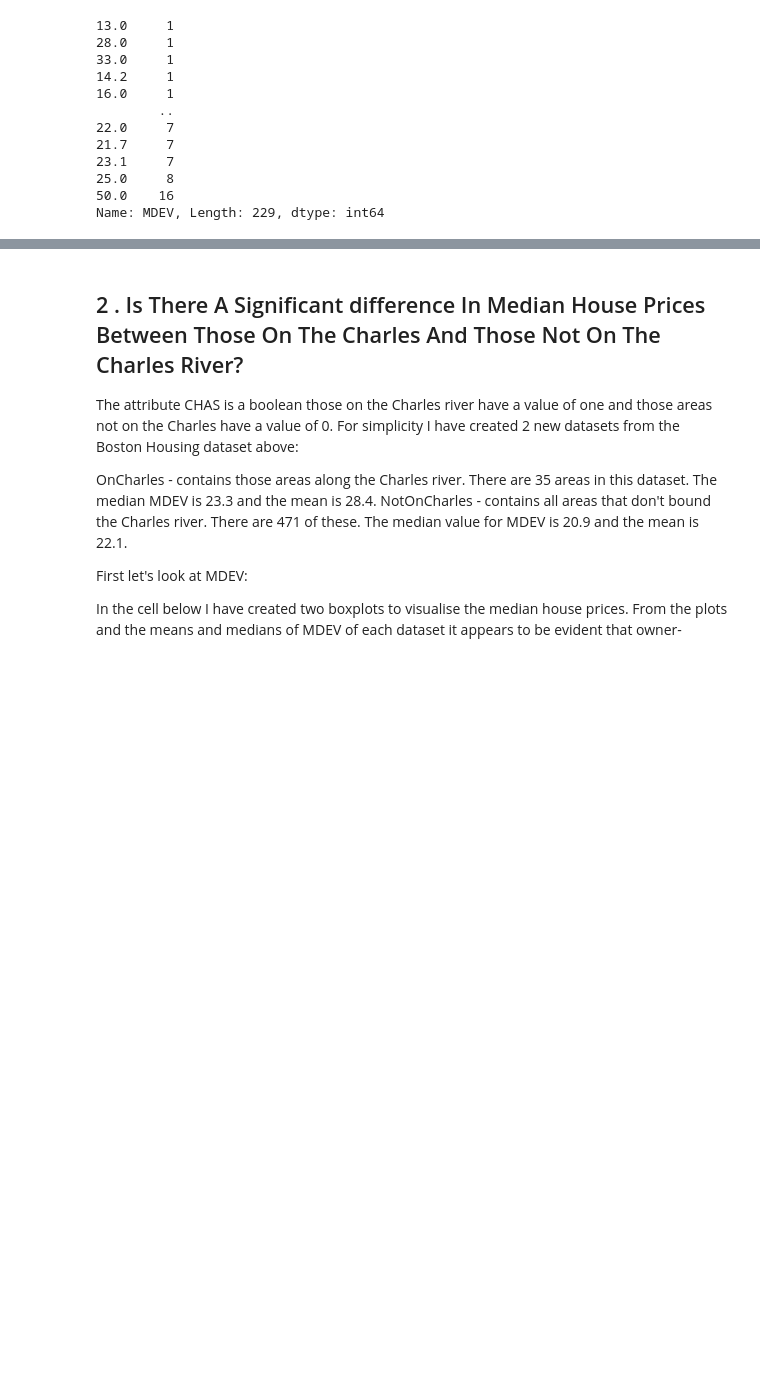
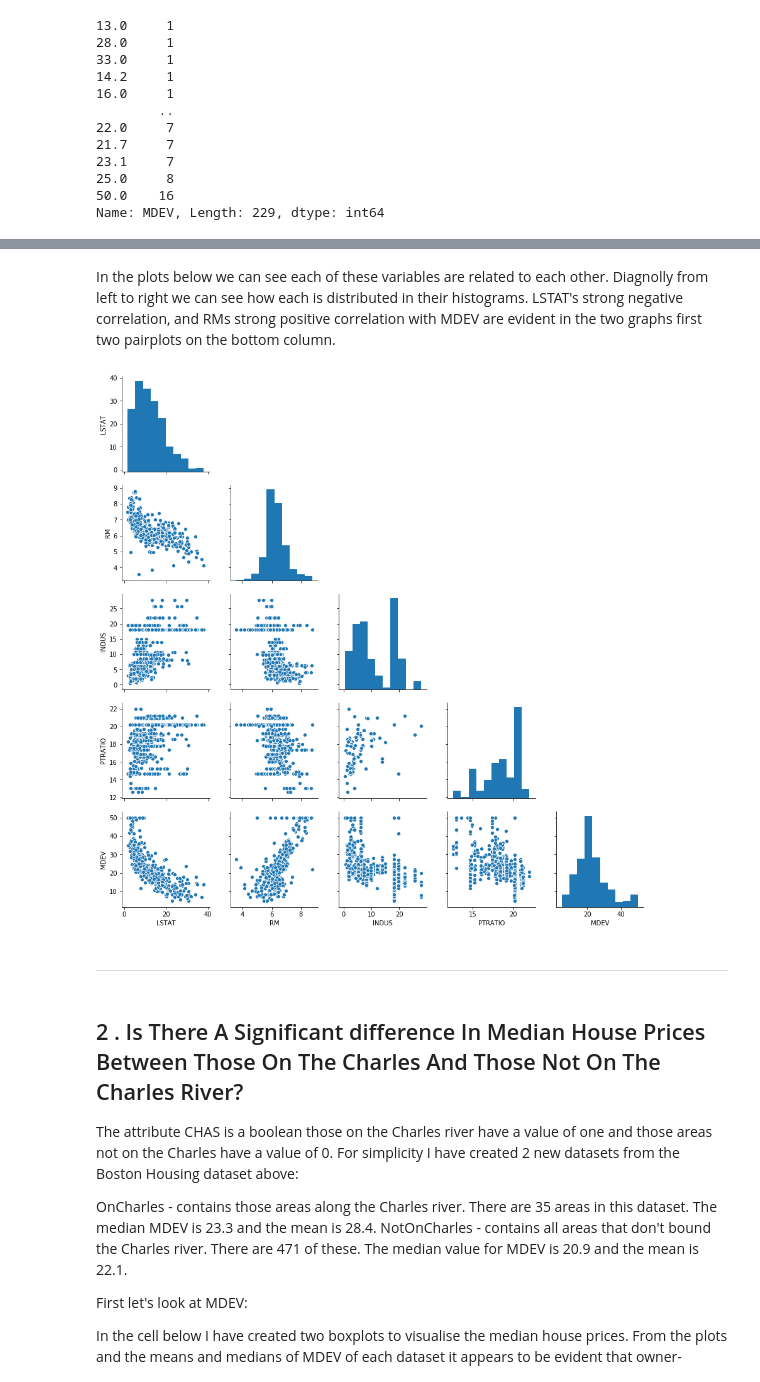
Before and after one commit to jobur123/MLProjectNov19, a Jupyter notebook: Boston House Prices.ipynb, the cells around one changed output, grey strips where cells are left out. Saved outputs shown, nothing was run; the diff lists cells and outputs as text; code cells hidden in the pictures; blank space fills up the shorter version.

```diff
--- a/Boston House Prices.ipynb
+++ b/Boston House Prices.ipynb
@@ -261,2 +249,15 @@ Check the relationship between the variables in the dataset and their impact on
+# %% [markdown]
+In the  plots below we can see each of these variables are related to each other. Diagnolly from left to right we can see how each is distributed in their histograms. LSTAT's strong negative correlation, and RMs strong positive correlation with MDEV are evident in the two graphs first two pairplots on the bottom column.
+# %%
+# method for half pairplot extracted from: Ref IV (https://stackoverflow.com/questions/34087126/plot-lower-triangle-in-a-seaborn-pairgrid
+#sns.pairplot(keyVar)
+
+g = sns.pairplot(keyVar)
+for i, j in zip(*np.triu_indices_from(g.axes, 1)):
+    g.axes[i, j].set_visible(False)
+# %% [output]
+[figure, added]
+# %% [markdown]
+***
 # %% [markdown]
 ## 2 . Is There A Significant difference In Median House Prices Between Those On The Charles And Those Not On The Charles River?
```
Also changed, not shown: parts of 59 cells of this notebook.
